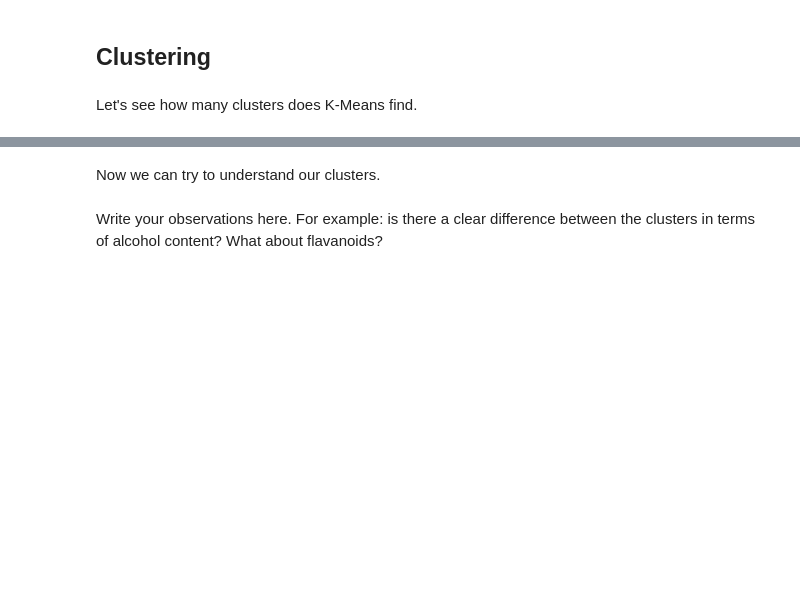
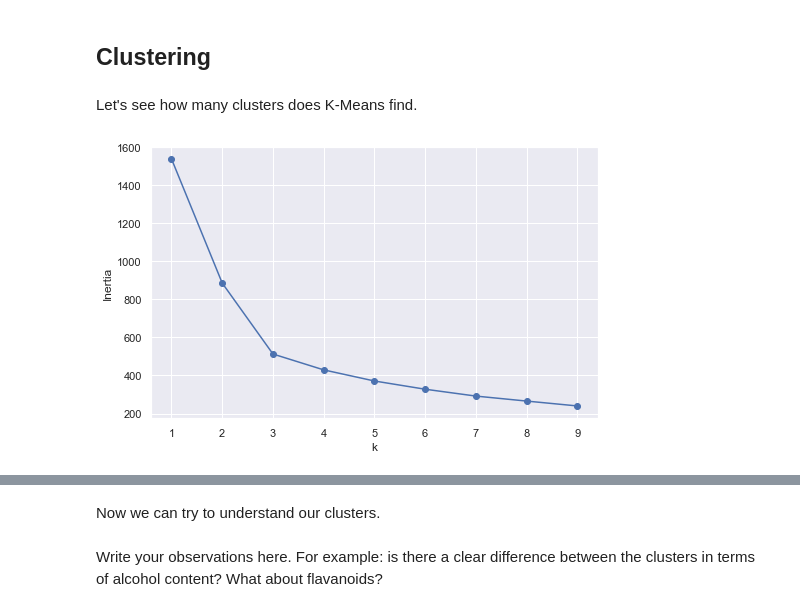
Before and after one commit to abundis28/DataScience_CE888_2022, a Jupyter notebook: Labs/lab5/exploration/exploration.ipynb, the cells around one changed output, grey strips where cells are left out. Drawn from its saved outputs; the diff is of its cells as text; code cells hidden in the pictures; blank space fills up the shorter version.

Commit message:
Further work on kmeans.

```diff
--- a/Labs/lab5/exploration/exploration.ipynb
+++ b/Labs/lab5/exploration/exploration.ipynb
@@ -168,0 +163,18 @@ Let's see how many clusters does K-Means find.
+# %%
+# Use the elbow method to select the number of clusters in your data using 3 PCs.
+pca_df, pca = std_pca(features_df, var=3)
+k_options = range(1,10)
+inertias = []
+
+for k in k_options:
+    kmeans_clf = KMeans(n_clusters=k)
+    kmeans_clf.fit(pca_df)
+    inertias.append(kmeans_clf.inertia_)
+
+plt.figure(figsize=(8,5))
+plt.plot(range(1, 10), inertias, 'o-')
+plt.xlabel('k')
+plt.ylabel('Inertia')
+plt.show()
+# %% [output]
+[figure, added]
```
Also changed, not shown: parts of 12 cells of this notebook.
